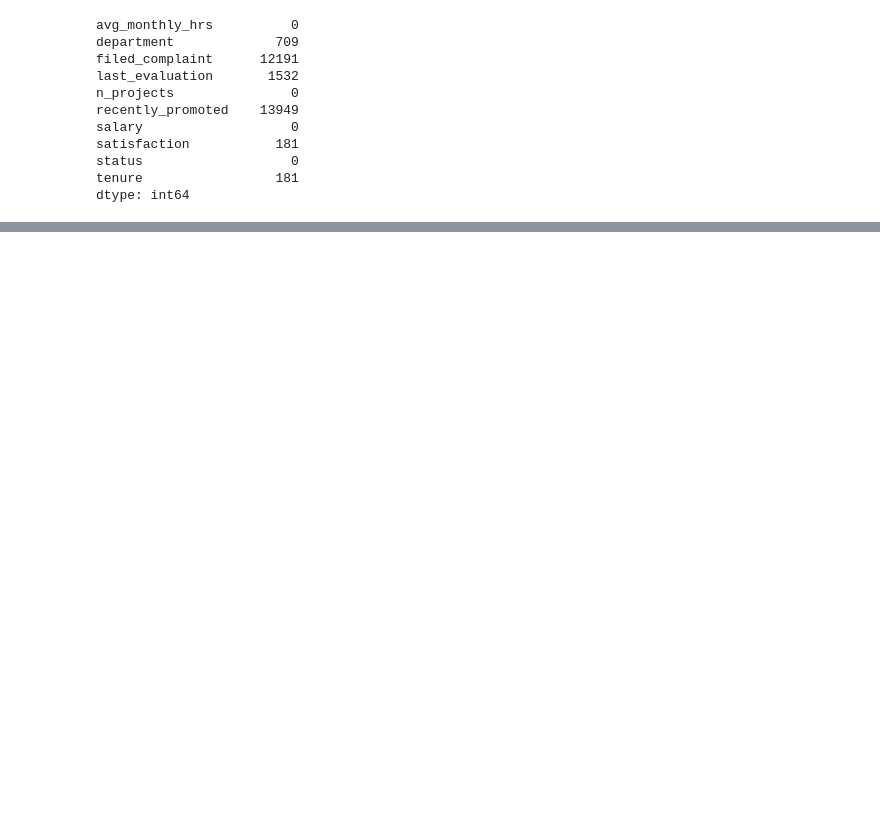
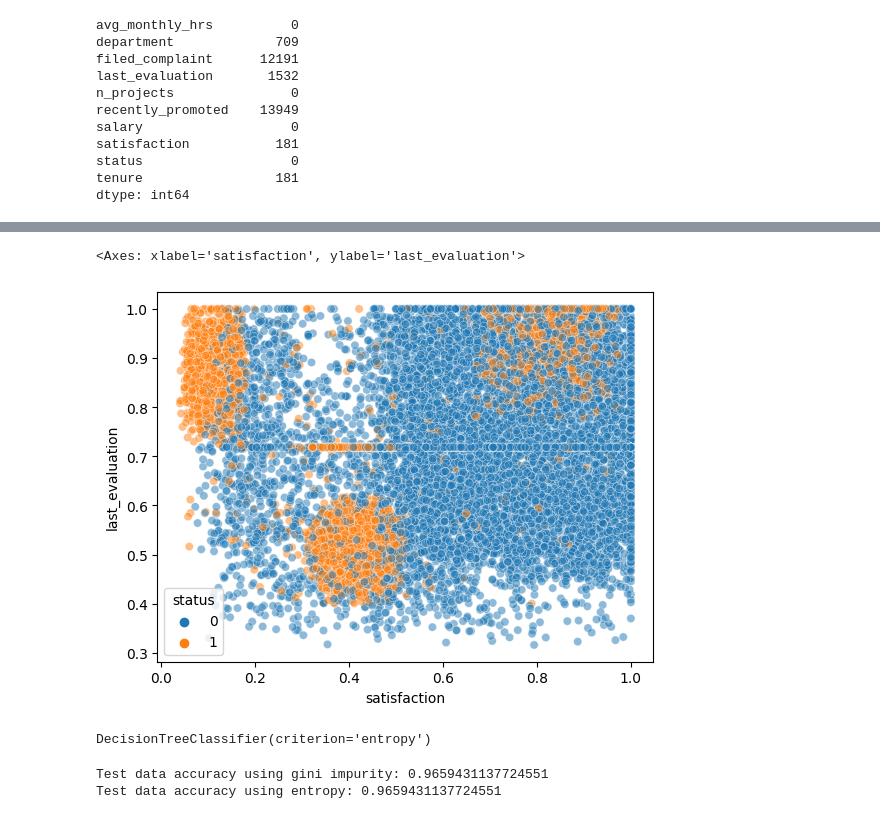
Before and after one commit to Arjun-P-Dinesh/2348506_Lab7, a Jupyter notebook: 2348506_Lab7.ipynb, the cells around one changed output, grey strips where cells are left out. Drawn from its saved outputs; the diff is of its cells as text; code cells hidden in the pictures; blank space fills up the shorter version.

```diff
--- a/2348506_Lab7.ipynb
+++ b/2348506_Lab7.ipynb
@@ -54,0 +142,6 @@ dtype: int64
+# %%
+#scatter plot showing satisfaction and last evaluation based on status
+sns.scatterplot(x=data['satisfaction'],y=data['last_evaluation'],hue=data['status'],alpha=0.5)
+# %% [output]
+<Axes: xlabel='satisfaction', ylabel='last_evaluation'>
+[figure, added]
@@ -54,0 +156,19 @@ dtype: int64
+# %%
+# Creating Decision Tree Classifier
+from sklearn.tree import DecisionTreeClassifier
+clf_gini = DecisionTreeClassifier(criterion="gini")
+clf_gini.fit(X_train,y_train)
+clf_entropy = DecisionTreeClassifier(criterion="entropy")
+clf_entropy.fit(X_train,y_train)
+# %% [output]
+DecisionTreeClassifier(criterion='entropy')
+# %%
+# Predict Accuracy Score
+from sklearn.metrics import accuracy_score
+y_pred = clf_gini.predict(X_test)
+print("Test data accuracy using gini impurity:",accuracy_score(y_true = y_test, y_pred=y_pred))
+y_pred = clf_entropy.predict(X_test)
+print("Test data accuracy using entropy:",accuracy_score(y_true = y_test, y_pred=y_pred))
+# %% [output]
+Test data accuracy using gini impurity: 0.9659431137724551
+Test data accuracy using entropy: 0.9659431137724551
```
Also changed, not shown: parts of 19 cells of this notebook.
